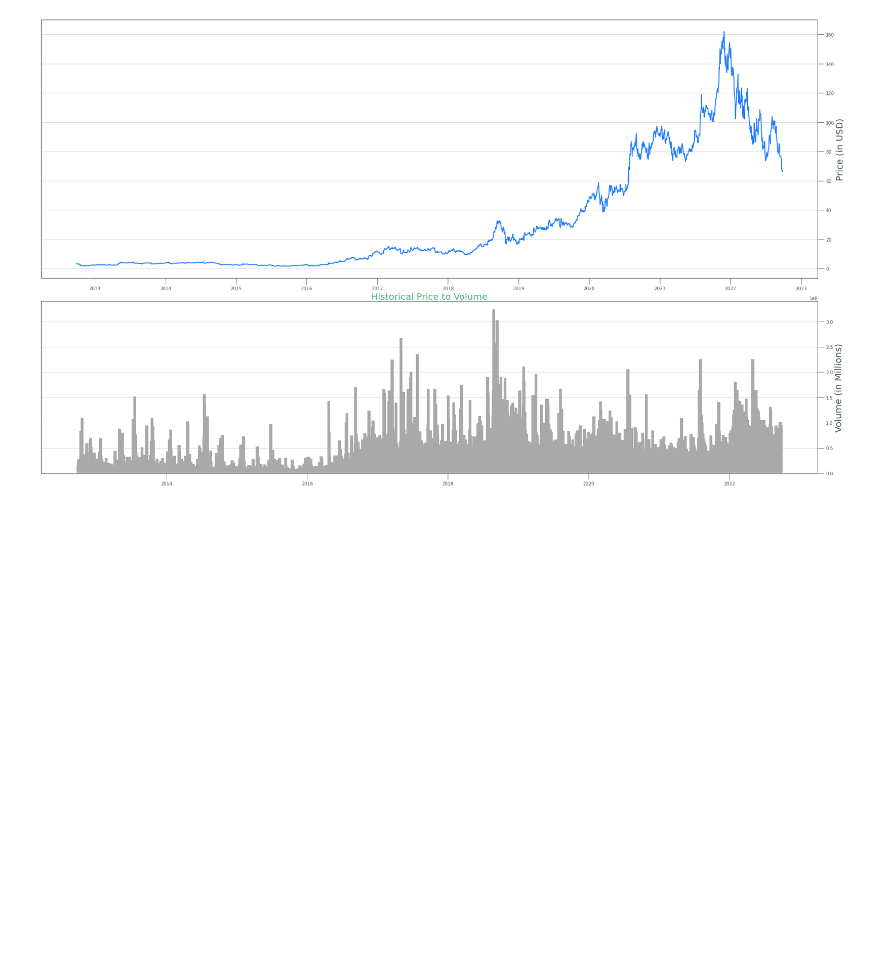
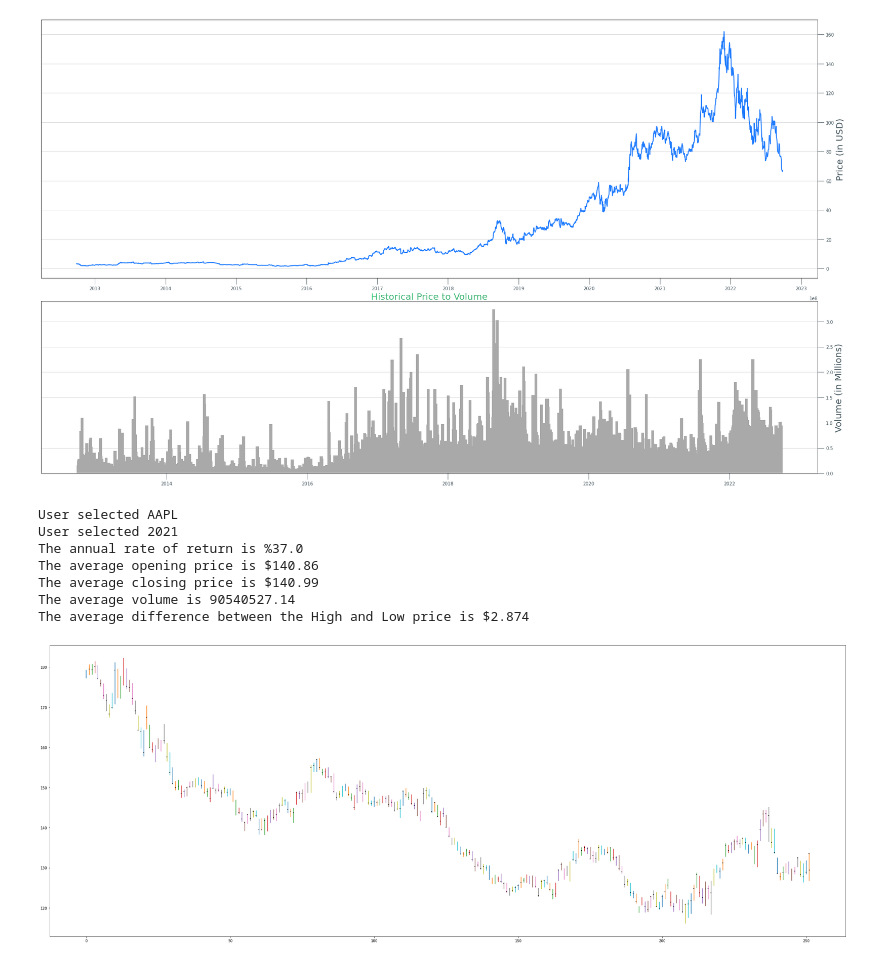
Before and after one commit to Mikdown/CL-Stock-Analysis, a Jupyter notebook: get_data_func.ipynb, the cells around one changed output. Saved outputs shown, nothing was run; the diff lists cells and outputs as text; code cells hidden in the pictures; blank space fills up the shorter version.

Commit message:
Added plot

```diff
--- a/get_data_func.ipynb
+++ b/get_data_func.ipynb
@@ -278,3 +278,35 @@ The average closing price is $31.56
 The average volume is 49994203.31
 The average difference between the High and Low price is $1.339
 [figure]
+# %%
+def plot_annual_ohlc():
+    import matplotlib.pyplot as plt
+    import numpy as np
+    import math
+
+    df = annual_calc()
+
+    df.reset_index(inplace=True)
+
+    x = np.arange(0,len(df))
+    fig, ax = plt.subplots(1, figsize=(40,15))
+    for idx, val in df.iterrows():
+        plt.plot([x[idx], x[idx]], [val['Low'], val['High']])
+        plt.plot([x[idx], x[idx]-0.1],
+             [val['Open'], val['Open']],
+             color='black')
+    plt.plot([x[idx], x[idx]+0.1],
+             [val['Close'], val['Close']],
+             color='black')
+    plt.show()
+# %%
+plot_annual_ohlc()
+# %% [output]
+User selected AAPL
+User selected 2021
+The annual rate of return is %37.0
+The average opening price is $140.86
+The average closing price is $140.99
+The average volume is 90540527.14
+The average difference between the High and Low price is $2.874
+[figure, added]
```
